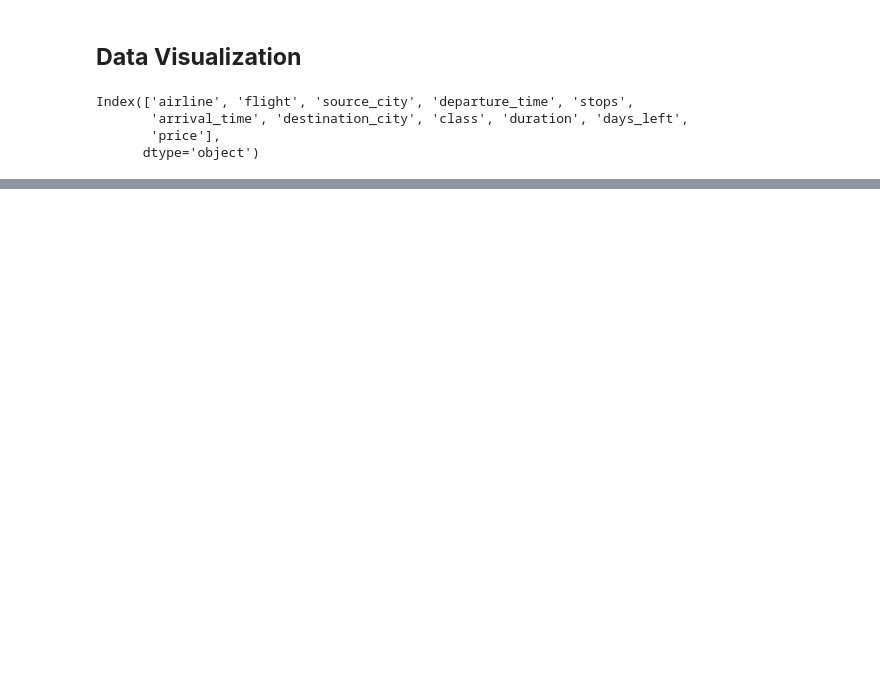
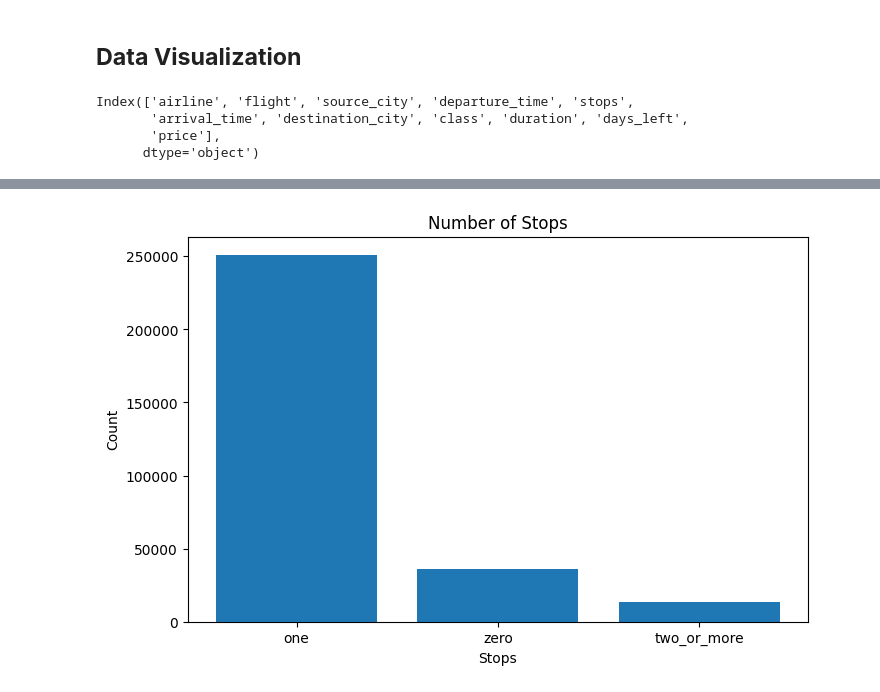
Before and after one commit to abdulabba0/data_analysis, a Jupyter notebook: Airline_Flights_Data.ipynb, the cells around one changed output, grey strips where cells are left out. Saved outputs shown, nothing was run; the diff lists cells and outputs as text; code cells hidden in the pictures; blank space fills up the shorter version.

```diff
--- a/Airline_Flights_Data.ipynb
+++ b/Airline_Flights_Data.ipynb
@@ -192,0 +225,10 @@ df.sample(10)
+# %%
+# Plotting for number of stops
+plt.figure(figsize=(8,5))
+plt.title('Number of Stops')
+plt.xlabel('Stops')
+plt.ylabel('Count')
+plt.bar(df.stops.value_counts().index, df.stops.value_counts())
+plt.show()
+# %% [output]
+[figure, added]
```
Also changed, not shown: parts of 10 cells of this notebook.
